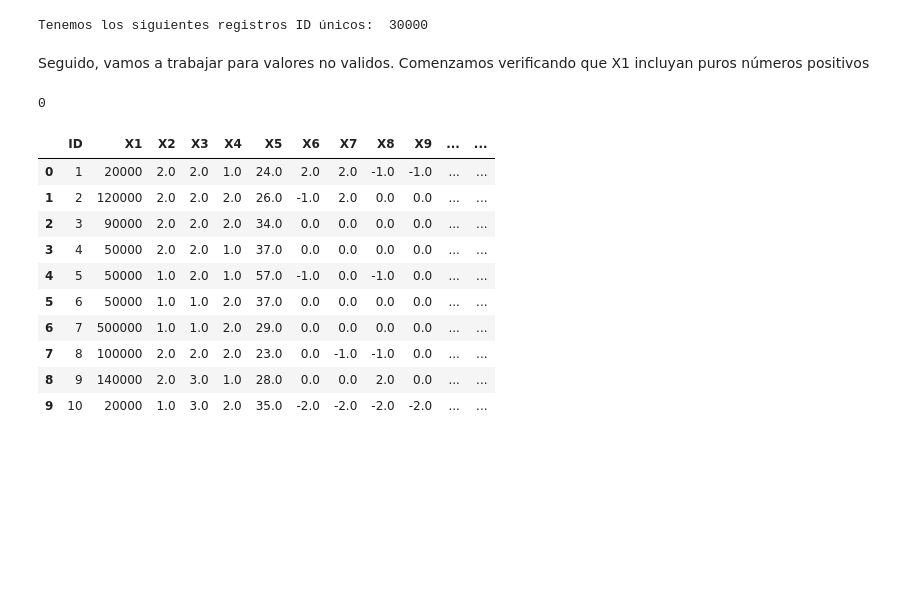
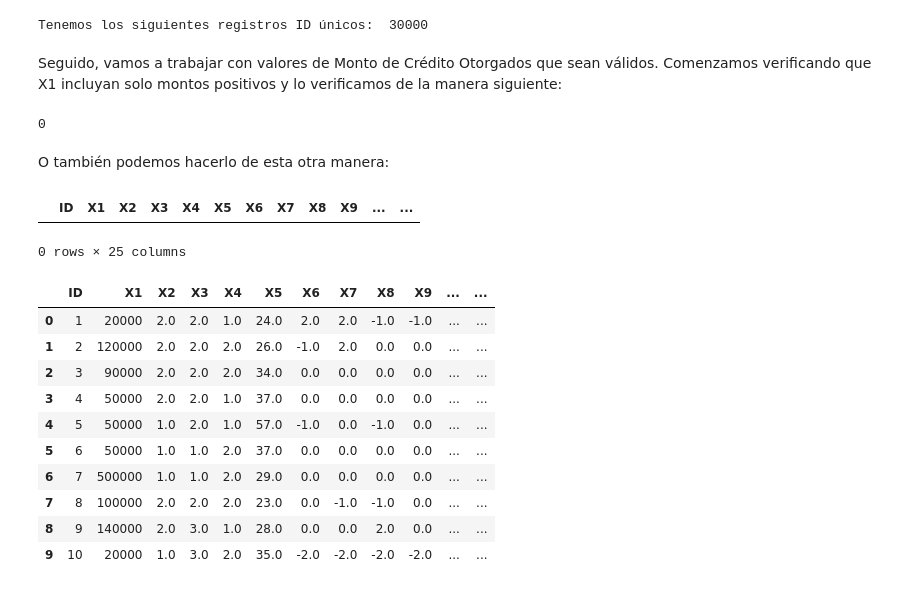
Before and after one commit to PosgradoMNA/actividades-del-projecto-equipo-52, a Jupyter notebook: Semana 3 - Actividad 1.ipynb, the cells around one changed output. Drawn from its saved outputs; the diff is of its cells as text; code cells hidden in the pictures; blank space fills up the shorter version.

```diff
--- a/Semana 3 - Actividad 1.ipynb
+++ b/Semana 3 - Actividad 1.ipynb
@@ -129,12 +151,19 @@ else:
 # %% [output]
 Tenemos los siguientes registros ID únicos:  30000
 # %% [markdown]
-Seguido, vamos a trabajar para valores no validos. Comenzamos verificando que X1 incluyan puros números positivos
+Seguido, vamos a trabajar con valores de Monto de Crédito Otorgados que sean válidos. Comenzamos verificando que X1 incluyan solo montos positivos y lo verificamos de la manera siguiente:
 # %%
 df_norm = df.copy()
 (df_norm['X1'].values < 0).sum()
 # %% [output]
 0
+# %% [markdown]
+O también podemos hacerlo de esta otra manera:
+# %%
+df_norm.loc[df['X1'] < 0] # para saber que registros tienen un monto negativo
+# %% [output]
+|  | ID | X1 | X2 | X3 | X4 | X5 | X6 | X7 | X8 | X9 | ... | ... |
+0 rows × 25 columns
 # %%
 df_norm.head(10
              )
```
Also changed, not shown: parts of 6 cells of this notebook.
